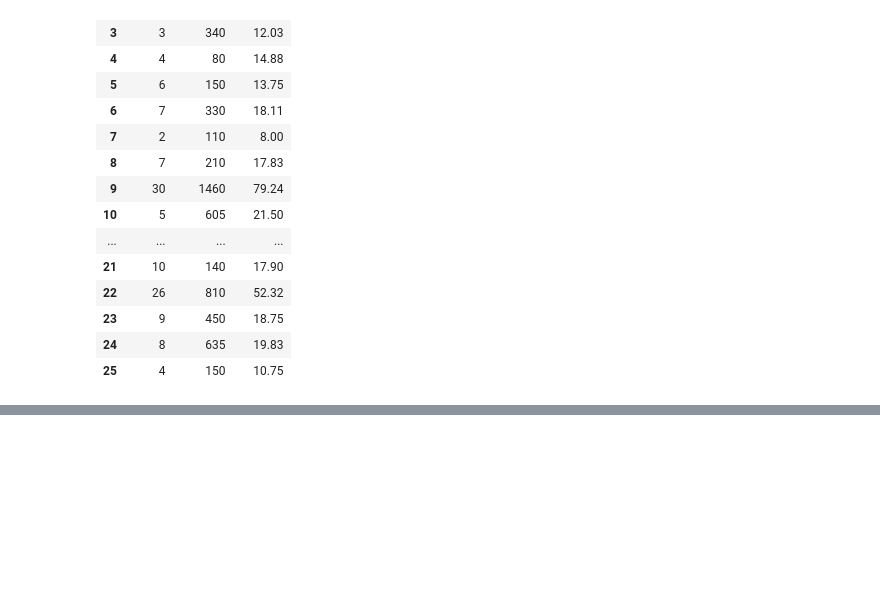
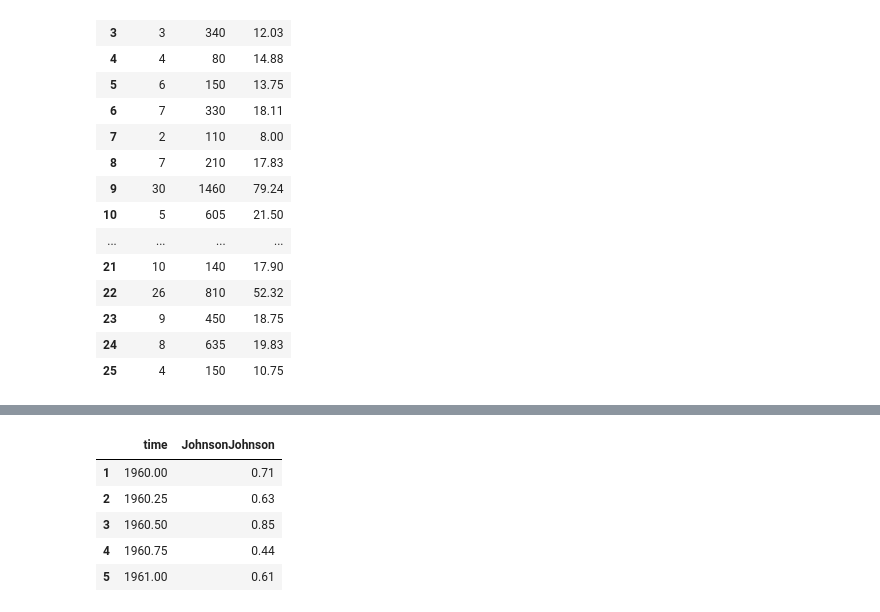
Before and after one commit to NSharick/python-practice, a Jupyter notebook: practice_datasets_tableau.ipynb, the cells around one changed output, grey strips where cells are left out. Drawn from its saved outputs; the diff is of its cells as text; code cells hidden in the pictures; blank space fills up the shorter version.

```diff
--- a/practice_datasets_tableau.ipynb
+++ b/practice_datasets_tableau.ipynb
@@ -70,0 +96,10 @@ df2
+# %%
+jj = data('JohnsonJohnson')
+jj.head()
+# %% [output]
+|  | time | JohnsonJohnson |
+| 1 | 1960.00 | 0.71 |
+| 2 | 1960.25 | 0.63 |
+| 3 | 1960.50 | 0.85 |
+| 4 | 1960.75 | 0.44 |
+| 5 | 1961.00 | 0.61 |
```
Also changed, not shown: parts of 4 cells of this notebook, 1 other file.
